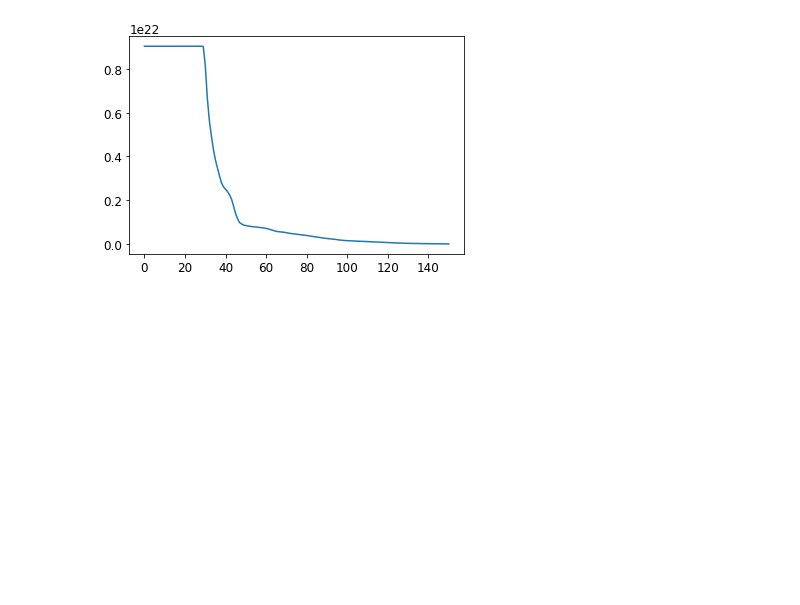
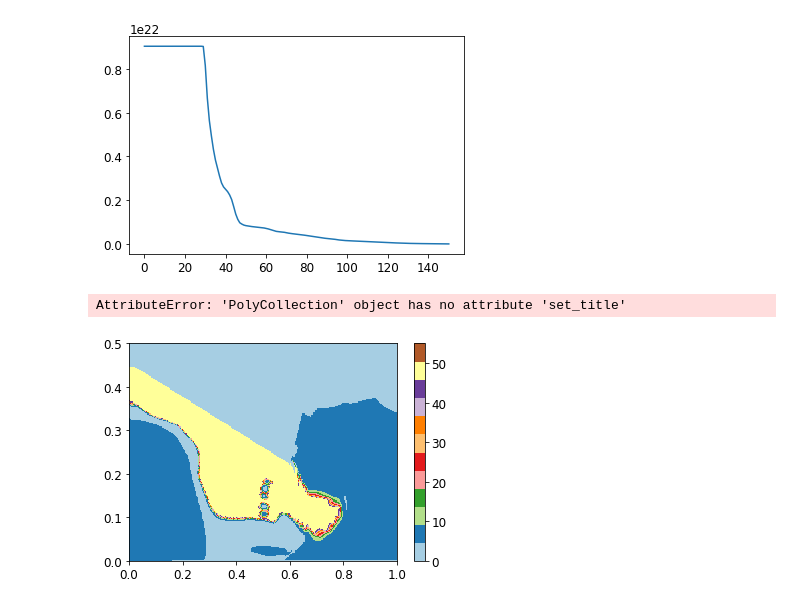
Before and after one commit to tsung1029/python-tsung, a Jupyter notebook: jupyter/NIF-hydro-reader-061418.ipynb, the cells around one changed output. Saved outputs shown, nothing was run; the diff lists cells and outputs as text; code cells hidden in the pictures; blank space fills up the shorter version.

```diff
--- a/jupyter/NIF-hydro-reader-061418.ipynb
+++ b/jupyter/NIF-hydro-reader-061418.ipynb
@@ -225,3 +250,14 @@ show()
 # %% [output]
 [figure]
 [figure]
+# %%
+avg_z = ne/(ni+100.0)
+plot_new=pcolor(yaxis,xaxis,avg_z,cmap='Paired',vmin=0,vmax=55.0)
+colorbar()
+plot_new.set_title('Atomic Number')
+plot_new.set_xlabel('z (cm)')
+plot_new.set_ylabel('r (cm)')
+tight_layout()
+# %% [output]
+AttributeError: 'PolyCollection' object has no attribute 'set_title'
+[figure, added]
```
Also changed, not shown: parts of 6 cells of this notebook, 2 other files.
